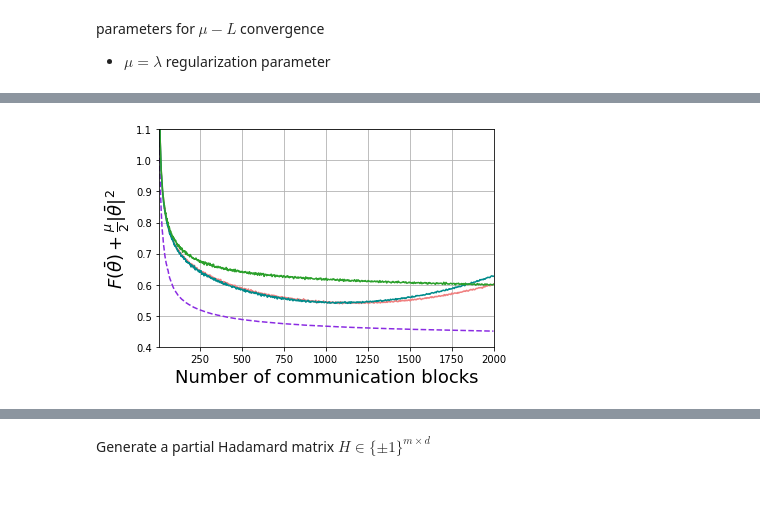
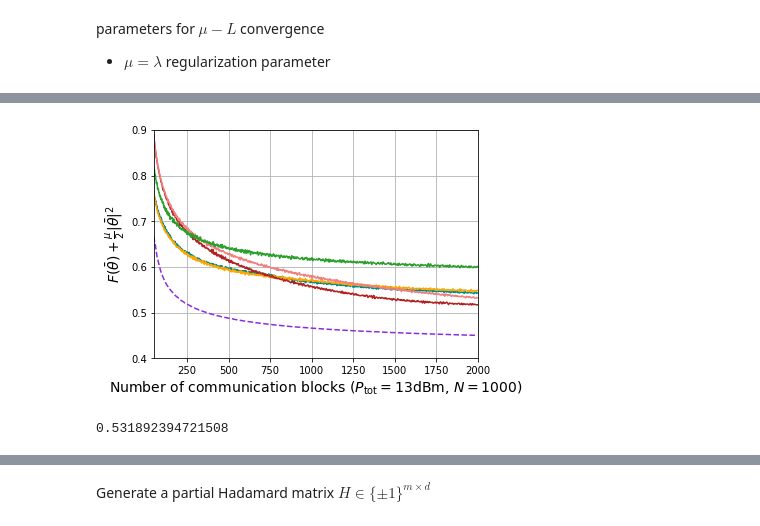
Before and after one commit to Fuzzy-Face/JSAC_FL, a Jupyter notebook: temp.ipynb, the cells around one changed output, grey strips where cells are left out. Cells and saved outputs as stored; diff of their text form; code cells hidden in the pictures; blank space fills up the shorter version.

Commit message:
Add star-based graph generated from ER model

```diff
--- a/temp.ipynb
+++ b/temp.ipynb
@@ -205,49 +111,45 @@ plt.grid()
 # %%
+# For an ER graph of connectivity probability of p = 0.20
 # losseses = pickle.load( open('../repo_jv/data/losseses_SCHEME_5_eta0_2.00_zeta0_0.0010_rho_a_prime_100_10-0.pkl', 'rb') )
 # losseses = np.array(losseses)
 # K = losseses.shape[2]
 # df1 = pd.DataFrame(losseses[0], columns = ['Device_{}'.format(i + 1) for i in range(K)] )
-losseses = pickle.load( open('../repo_jv/data/losseses_SCHEME_1_eta0_2.00_zeta_1.00_10-0.pkl', 'rb') )
+losseses = pickle.load( open('../repo_jv/data/losseses_SCHEME_1_eta0_2.00_zeta0_1.00_10-0.pkl', 'rb') )
 losseses = np.array(losseses)
 df1 = pd.DataFrame(losseses[0], columns = ['Device_{}'.format(i + 1) for i in range(K)] )
-losseses = pickle.load( open('../repo_jv/data/losseses_SCHEME_5_eta0_2.00_zeta0_0.1000_rho_a_0.3_10-0.pkl', 'rb') )
+losseses = pickle.load( open('../repo_jv/data/losseses_SCHEME_3_eta0_2.00_zeta0_0.1000_10-0.pkl', 'rb') )
 losseses = np.array(losseses)
 df5 = pd.DataFrame(losseses[0], columns = ['Device_{}'.format(i + 1) for i in range(K)] )
-losseses = pickle.load( open('../repo_jv/data/losseses_SCHEME_5_eta0_2.00_zeta0_0.1000_rho_a_0.3_half_M.pkl', 'rb') )
+losseses = pickle.load( open('../repo_jv/data/losseses_SCHEME_4_eta0_2.00_zeta0_0.1000_10-0.pkl', 'rb') )
 losseses = np.array(losseses)
 df6 = pd.DataFrame(losseses[0], columns = ['Device_{}'.format(i + 1) for i in range(K)] )
-losseses = pickle.load( open('../repo_jv/data/losseses_SCHEME_5_eta0_2.00_zeta0_0.1000_rho_a_0.3_half_M_small_barP.pkl', 'rb') )
+losseses = pickle.load( open('../repo_jv/data/losseses_SCHEME_5_eta0_1.00_zeta0_0.0100_rho_a_30.0_10-0.pkl', 'rb') )
 losseses = np.array(losseses)
 df3 = pd.DataFrame(losseses[0], columns = ['Device_{}'.format(i + 1) for i in range(K)] )
-losseses = pickle.load( open('../repo_jv/data/losseses_SCHEME_6_eta0_2.00_zeta0_0.1000_rho_a_0.3_10-0.pkl', 'rb') )
+losseses = pickle.load( open('../repo_jv/data/losseses_SCHEME_6_eta0_1.00_zeta0_0.0100_rho_a_30.0_10-0.pkl', 'rb') )
 losseses = np.array(losseses)
 df4 = pd.DataFrame(losseses[0], columns = ['Device_{}'.format(i + 1) for i in range(K)] )
 losseses = pickle.load( open('../repo_jv/data/losseses_local_eta0_2.00.pkl', 'rb') )
 losseses = np.array(losseses)
 df0 = pd.DataFrame(losseses[0], columns = ['Device_{}'.format(i + 1) for i in range(K)] )
-# %%
-accses = pickle.load( open('../repo_jv/data/accses_SCHEME_3_eta0_2.00_zeta_1.00_10-0.pkl', 'rb') )
-accses = np.array(accses)
-# K = accses.shape[2]
-df1 = pd.DataFrame(accses[0])
-accses = pickle.load( open('../repo_jv/data/accses_SCHEME_3_eta0_2.00_zeta_0.10_10-0.pkl', 'rb') )
-accses = np.array(accses)
-df2 = pd.DataFrame(accses[0])
-accses = pickle.load( open('../repo_jv/data/accses_SCHEME_3_eta0_2.00_zeta_0.01_10-0.pkl', 'rb') )
-accses = np.array(accses)
-df3 = pd.DataFrame(accses[0])
 # %%
+fig, ax = plt.subplots(figsize = (5.8,4.2))
 df1.rolling(window = 5).mean().mean(axis = 1).plot(style = '--', color = 'blueviolet')
-df5.rolling(window = 5).mean().mean(axis = 1).plot(color = 'firebrick')
-df6.rolling(window = 5).mean().mean(axis = 1).plot(color = 'lightcoral')
-df3.rolling(window = 5).mean().mean(axis = 1).plot(color = 'darkcyan')
-df4.rolling(window = 5).mean().mean(axis = 1).plot(color = 'tab:orange')
+df5.rolling(window = 5).mean().mean(axis = 1).plot(color = 'darkcyan')
+df6.rolling(window = 5).mean().mean(axis = 1).plot(color = 'orange')
+df3.rolling(window = 5).mean().mean(axis = 1).plot(color = 'firebrick')
+df4.rolling(window = 5).mean().mean(axis = 1).plot(color = 'lightcoral')
 df0.rolling(window = 5).mean().mean(axis = 1).plot(color = 'tab:green')
-plt.xlabel(r'Number of communication blocks', fontsize = 18)
-plt.ylabel(r'$F(\bar{\theta}) + \frac{\mu}{2}\|\bar{\theta}\|^2$', fontsize = 18)
+plt.xlabel(r'Number of communication blocks ($P_{\rm tot} = 13$dBm, $N = 1000$)', fontsize = 14)
+plt.ylabel(r'$F(\bar{\theta}) + \frac{\mu}{2}\|\bar{\theta}\|^2$', fontsize = 14)
 # plt.title(r'$\lambda_2(L) = 8$')
-plt.xlim((5, 2000))
-plt.ylim((0.4, 1.10))
+plt.xlim((50, 2000))
+plt.ylim((0.4, 0.90))
 plt.grid()
+# plt.savefig('C:/Users/Helen/documents/visiting_research@KCL/D2D_DSGD/repo_jv/fig/comp_loss_vs_commun_small_N.pdf',format='pdf', dpi=600)
 # %% [output]
-[figure, old version]
+[figure, new version]
+# %%
+df4.rolling(window = 5).mean().mean(axis = 1).min()
+# %% [output]
+0.531892394721508
```
Also changed, not shown: parts of 23 cells of this notebook, 4 other files.
